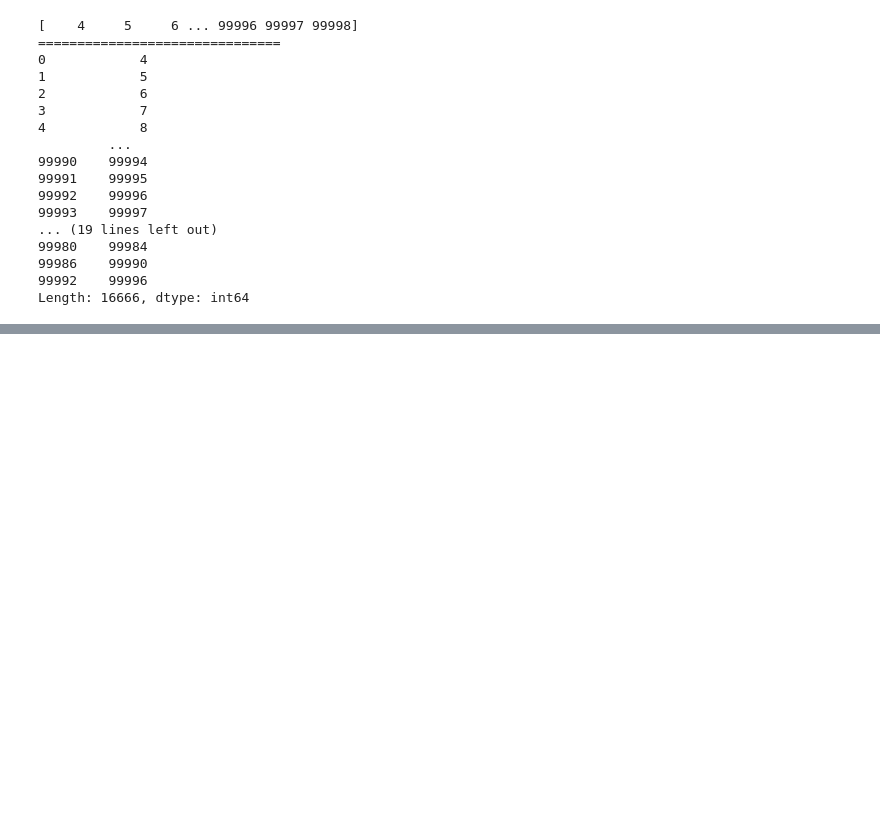
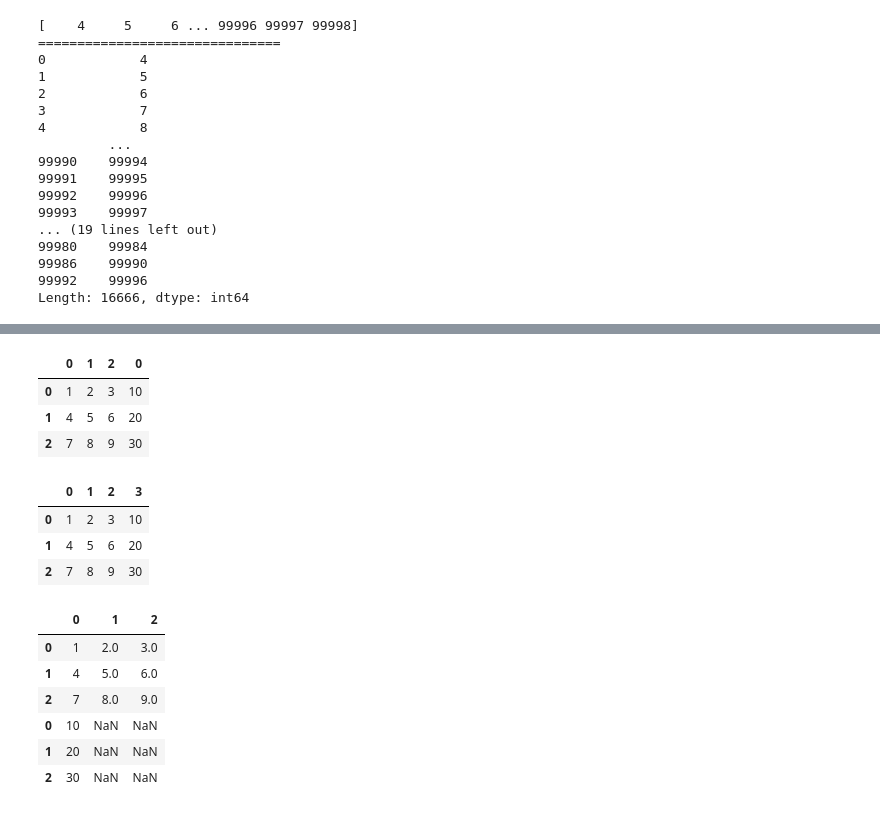
Before and after one commit to steve15963/PythonStudy, a Jupyter notebook: Untitled0.ipynb, the cells around one changed output, grey strips where cells are left out. Cells and saved outputs as stored; diff of their text form; code cells hidden in the pictures; blank space fills up the shorter version.

```diff
--- a/Untitled0.ipynb
+++ b/Untitled0.ipynb
@@ -1384,0 +1534,9 @@ print("===============================")
+# %%
+#값의 연결
+
+a = pd.DataFrame( np.arange(1,10).reshape(3,3))
+print(a)
+print("===============================")
+b = pd.Series( np.arange( 10, 40, 10) )
+print(b)
+print("===============================")
@@ -1384,0 +1554,24 @@ print("===============================")
+# %%
+pd.concat([a,b],axis=1)
+# %% [output]
+|  | 0 | 1 | 2 | 0 |
+| 0 | 1 | 2 | 3 | 10 |
+| 1 | 4 | 5 | 6 | 20 |
+| 2 | 7 | 8 | 9 | 30 |
+# %%
+pd.concat([a,b],axis=1,ignore_index=True)
+# %% [output]
+|  | 0 | 1 | 2 | 3 |
+| 0 | 1 | 2 | 3 | 10 |
+| 1 | 4 | 5 | 6 | 20 |
+| 2 | 7 | 8 | 9 | 30 |
+# %%
+pd.concat([a,b],axis=0)
+# %% [output]
+|  | 0 | 1 | 2 |
+| 0 | 1 | 2.0 | 3.0 |
+| 1 | 4 | 5.0 | 6.0 |
+| 2 | 7 | 8.0 | 9.0 |
+| 0 | 10 | NaN | NaN |
+| 1 | 20 | NaN | NaN |
+| 2 | 30 | NaN | NaN |
```
Also changed, not shown: parts of 7 cells of this notebook.
